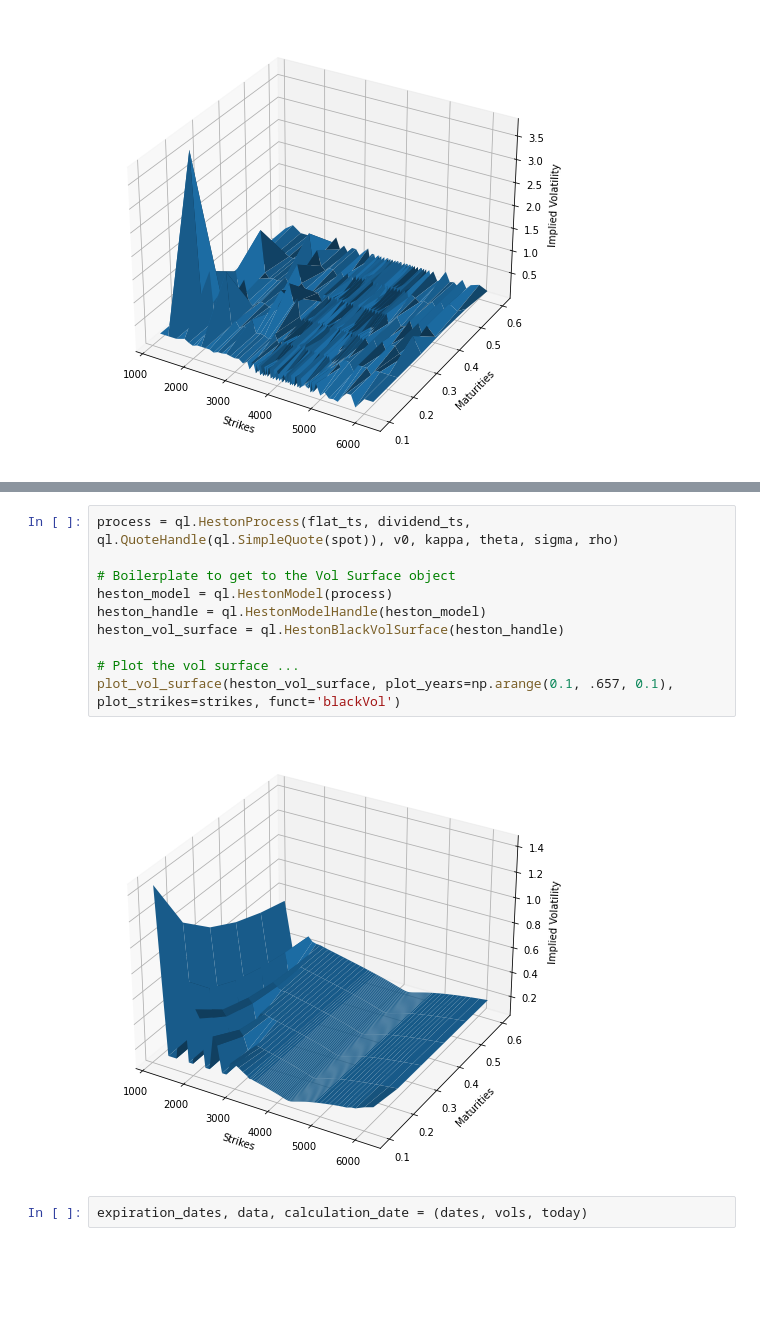
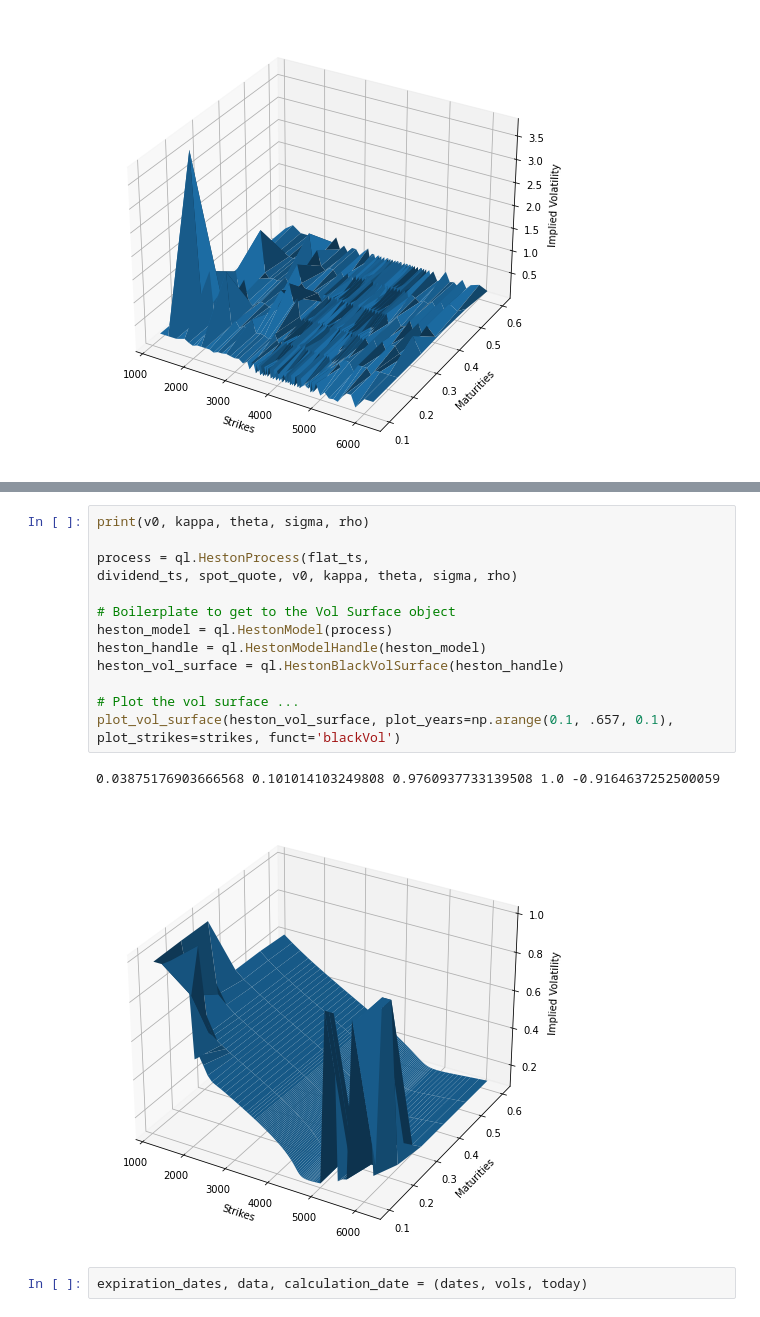
Before and after one commit to lucasomigli/SABR-volatility-models, a Jupyter notebook: ql_model.ipynb, the cells around one changed output, grey strips where cells are left out. Cells and saved outputs as stored; diff of their text form; blank space fills up the shorter version.

Commit message:
Implemented first  Heston model type calibration

```diff
--- a/ql_model.ipynb
+++ b/ql_model.ipynb
@@ -383,14 +416,18 @@ NameError: name 'spot' is not defined
 # %%
-process = ql.HestonProcess(flat_ts, dividend_ts, ql.QuoteHandle(ql.SimpleQuote(spot)), v0, kappa, theta, sigma, rho)
+print(v0, kappa, theta, sigma, rho)
+
+process = ql.HestonProcess(flat_ts,
+dividend_ts, spot_quote, v0, kappa, theta, sigma, rho)
 
 # Boilerplate to get to the Vol Surface object
 heston_model = ql.HestonModel(process)
 heston_handle = ql.HestonModelHandle(heston_model)
 heston_vol_surface = ql.HestonBlackVolSurface(heston_handle)
 
 # Plot the vol surface ...
 plot_vol_surface(heston_vol_surface, plot_years=np.arange(0.1, .657, 0.1), plot_strikes=strikes, funct='blackVol')
 # %% [output]
+0.03875176903666568 0.101014103249808 0.9760937733139508 1.0 -0.9164637252500059
-[figure, old version]
+[figure, new version]
 # %%
 expiration_dates, data, calculation_date = (dates, vols, today)
```
Also changed, not shown: parts of 4 cells of this notebook.
